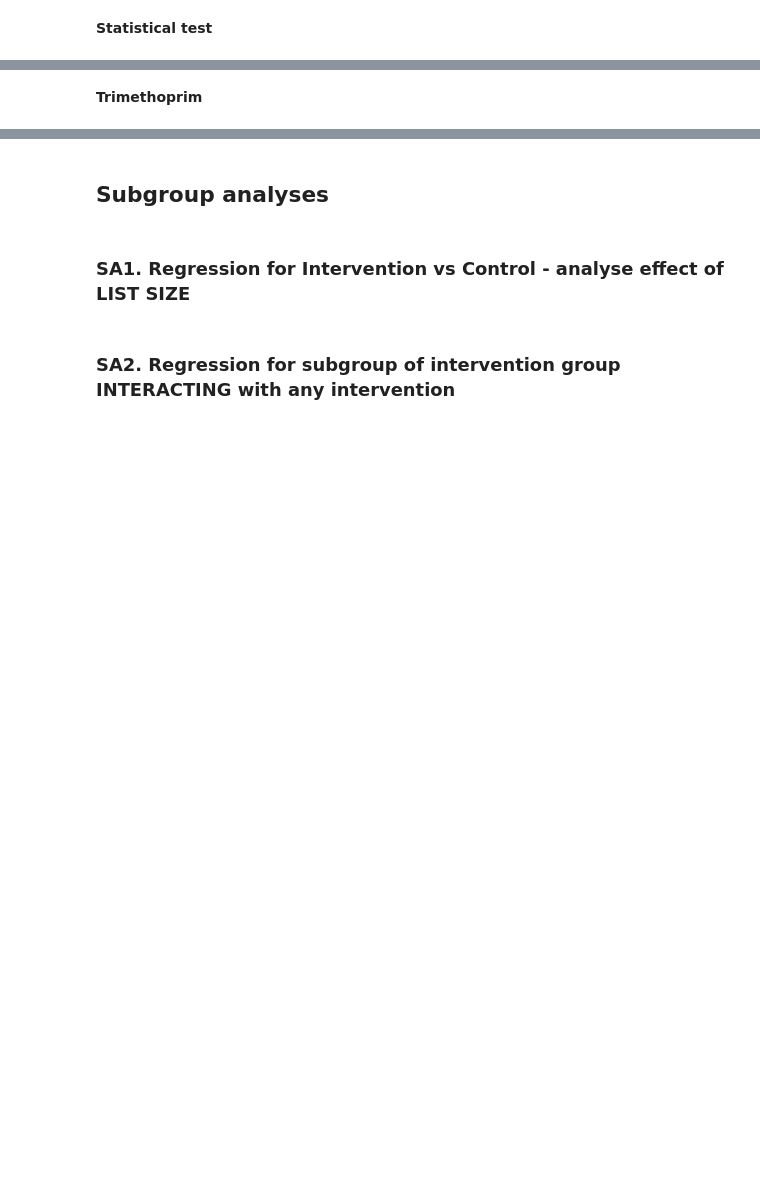
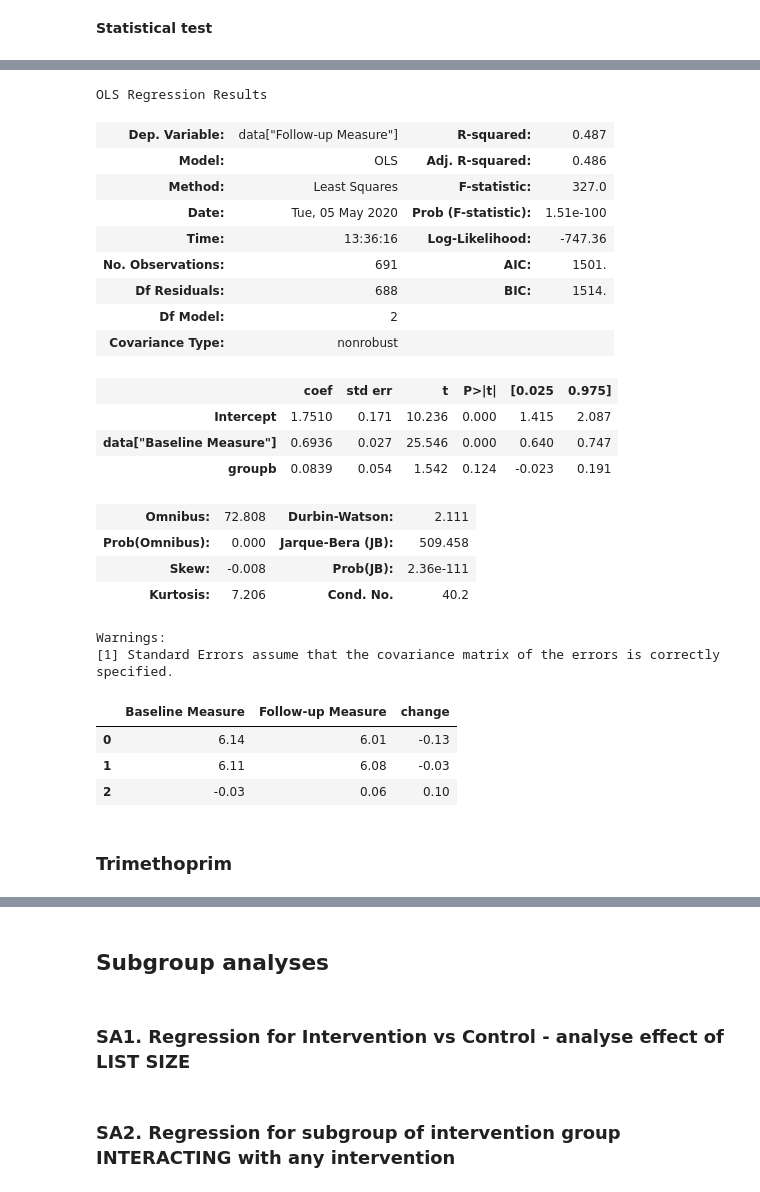
Before and after one commit to ebmdatalab/antibiotics-rct-analysis, a Jupyter notebook: Cephalosporin measure for RCT (analysis).ipynb, the cells around one changed output, grey strips where cells are left out. Drawn from its saved outputs; the diff is of its cells as text; code cells hidden in the pictures; blank space fills up the shorter version.

```diff
--- a/Cephalosporin measure for RCT (analysis).ipynb
+++ b/Cephalosporin measure for RCT (analysis).ipynb
@@ -492,17 +708,50 @@ lm.summary()
 # %%
 import statsmodels.formula.api as smf
-data = dfutim.loc[dfutim.allocation=="I"]
+data = dfutim.loc[dfutim.allocation=="I"].copy()
 
 # remove infinite values
 data["Follow-up Measure"] = data["Follow-up Measure"].replace([np.inf, -np.inf], np.nan)
 # create a new Series called "intervention" to convert intervention/control to numerical values
 data['groupb'] = data.group_ab.map({'A':0, 'B':1})
 
 lm = smf.ols(formula='data["Follow-up Measure"] ~ data["Baseline Measure"] + groupb', data=data).fit()
 
 lm.summary()
+# %% [output]
+OLS Regression Results
+| Dep. Variable: | data["Follow-up Measure"] | R-squared: | 0.487 |
+| Model: | OLS | Adj. R-squared: | 0.486 |
+| Method: | Least Squares | F-statistic: | 327.0 |
+| Date: | Tue, 05 May 2020 | Prob (F-statistic): | 1.51e-100 |
+| Time: | 13:36:16 | Log-Likelihood: | -747.36 |
+| No. Observations: | 691 | AIC: | 1501. |
+| Df Residuals: | 688 | BIC: | 1514. |
+| Df Model: | 2 |  |  |
+| Covariance Type: | nonrobust |  |  |
+|  | coef | std err | t | P>|t| | [0.025 | 0.975] |
+| Intercept | 1.7510 | 0.171 | 10.236 | 0.000 | 1.415 | 2.087 |
+| data["Baseline Measure"] | 0.6936 | 0.027 | 25.546 | 0.000 | 0.640 | 0.747 |
+| groupb | 0.0839 | 0.054 | 1.542 | 0.124 | -0.023 | 0.191 |
+| Omnibus: | 72.808 | Durbin-Watson: | 2.111 |
+| Prob(Omnibus): | 0.000 | Jarque-Bera (JB): | 509.458 |
+| Skew: | -0.008 | Prob(JB): | 2.36e-111 |
+| Kurtosis: | 7.206 | Cond. No. | 40.2 |
+Warnings:
+[1] Standard Errors assume that the covariance matrix of the errors is correctly specified.
+# %%
+summary = data.groupby("groupb")[["Baseline Measure", "Follow-up Measure"]].mean()
+summary["change"] = summary["Follow-up Measure"] - summary["Baseline Measure"]
+#calculate difference in changes
+summary = summary.append(summary.iloc[1]-summary.iloc[0], ignore_index=True)
+
+summary.round(2)
+# %% [output]
+|  | Baseline Measure | Follow-up Measure | change |
+| 0 | 6.14 | 6.01 | -0.13 |
+| 1 | 6.11 | 6.08 | -0.03 |
+| 2 | -0.03 | 0.06 | 0.10 |
 # %% [markdown]
-**Trimethoprim**
+### Trimethoprim
 # %%
 q = '''SELECT *, DATE_DIFF(month,'2017-08-01', MONTH) AS month_no FROM ebmdatalab.measures.practice_data_trimethoprim
 WHERE EXTRACT (YEAR from month)  >= 2017
```
Also changed, not shown: parts of 26 cells of this notebook.
